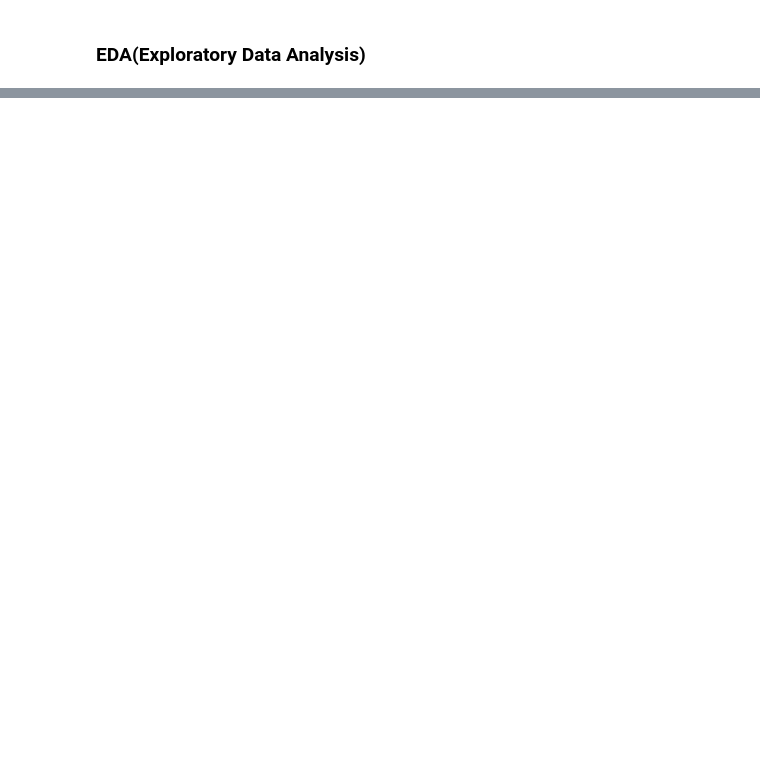
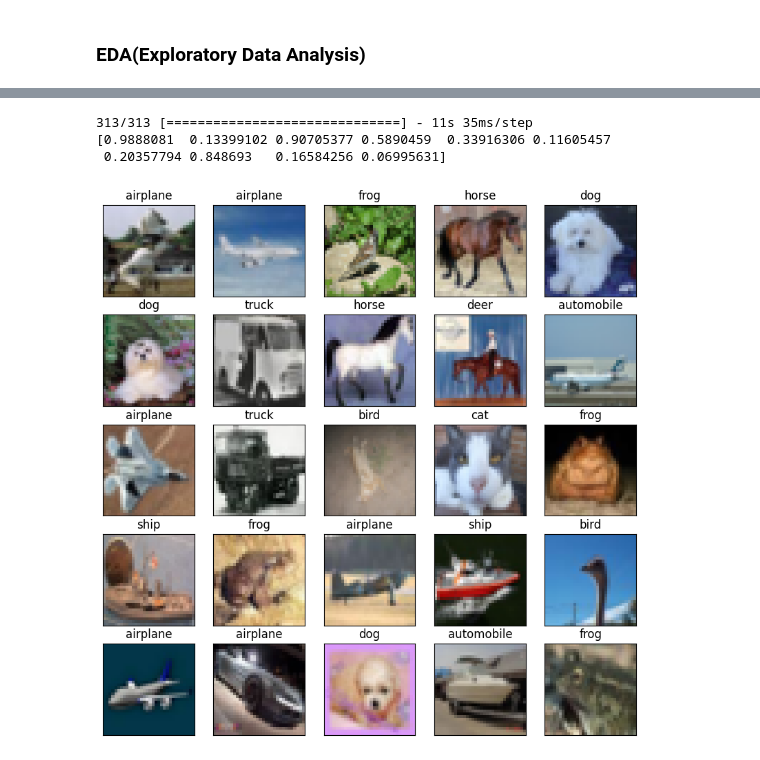
Before and after one commit to goldenfries100/171Group14, a Jupyter notebook: project.ipynb, the cells around one changed output, grey strips where cells are left out. Saved outputs shown, nothing was run; the diff lists cells and outputs as text; code cells hidden in the pictures; blank space fills up the shorter version.

```diff
--- a/project.ipynb
+++ b/project.ipynb
@@ -177,0 +219,22 @@ counter_dic.append(counter_dictionary_databatch_5)
+# %%
+cnn_model.summary()
+cnn_model.compile(optimizer='adam',
+              loss=tf.keras.losses.SparseCategoricalCrossentropy(from_logits=True),
+              metrics=['accuracy'])
+
+### getting the testing images and testing labels.
+
+test_batch_read = r'/content/data/cifar-10-batches-py/test_batch'
+test_batch = unpickle(test_batch_read)
+
+
+test_labels_read = test_batch['labels']
+### doing this because image_indexes is a random array of numbers
+test_labels_indexed = [test_labels_read[i] for i in random_image_indexes]
+
+test_images = test_batch['data']
+test_images = test_images.reshape(num_cases_per_batch, 3, 32, 32).transpose(0, 2, 3, 1)
+test_images_indexed = test_images[random_image_indexes]
+### multiples of 32 for batch size
+### maybe implement yolo model in pytorch package.
+trained_model = cnn_model.fit(np.array(training_dataset / 255.0), np.array(training_labels), epochs=10, validation_data=(test_images_indexed / 255.0, np.array(test_labels_indexed)))
@@ -177,0 +278,19 @@ counter_dic.append(counter_dictionary_databatch_5)
+# %%
+labels_predicted = cnn_model.predict(test_images_indexed / 255.0)
+max_label = [label_names[np.argmax(label)] for label in labels_predicted]
+
+# visualize these random images
+fig=plt.figure(figsize=(10, 10))
+for i in range(0, columns*rows):
+    fig.add_subplot(rows, columns, i+1)
+    plt.imshow(test_images_indexed[i])
+    plt.xticks([])
+    plt.yticks([])
+    plt.title("{}"
+          .format(max_label[i]))
+plt.show()
+# %% [output]
+313/313 [==============================] - 11s 35ms/step
+[0.9888081  0.13399102 0.90705377 0.5890459  0.33916306 0.11605457
+ 0.20357794 0.848693   0.16584256 0.06995631]
+[figure, added]
```
Also changed, not shown: parts of 31 cells of this notebook.
